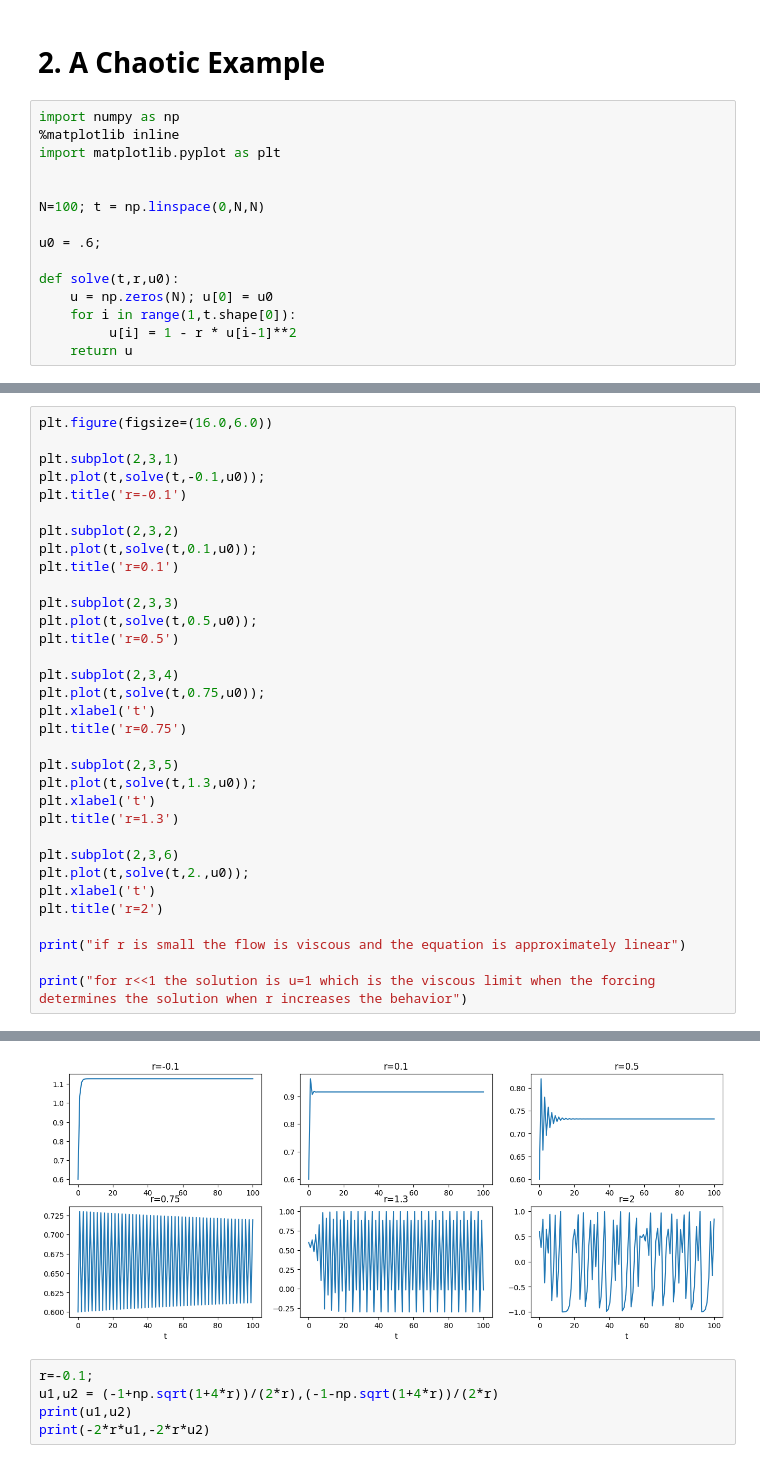
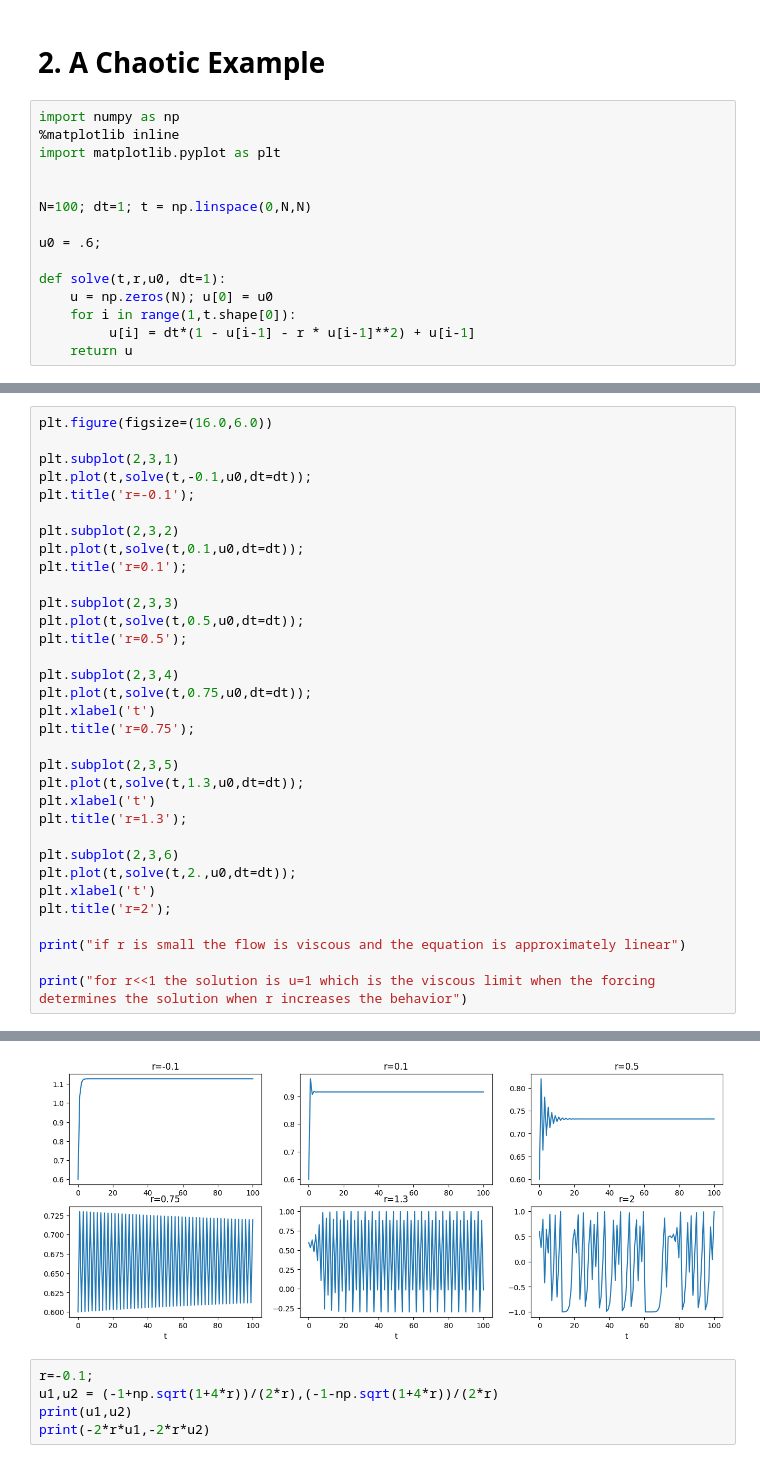
Before and after one commit to Mesharou/mesharou.github.io, a Jupyter notebook: Turb/chaos.ipynb, the cells around one changed output, grey strips where cells are left out. Cells and saved outputs as stored; diff of their text form.

```diff
--- a/Turb/chaos.ipynb
+++ b/Turb/chaos.ipynb
@@ -11,14 +11,14 @@ import numpy as np
 import matplotlib.pyplot as plt
 
 
-N=100; t = np.linspace(0,N,N)
+N=100; dt=1; t = np.linspace(0,N,N)
 
 u0 = .6;
 
-def solve(t,r,u0):
+def solve(t,r,u0, dt=1):
     u = np.zeros(N); u[0] = u0
     for i in range(1,t.shape[0]):
-         u[i] = 1 - r * u[i-1]**2
+         u[i] = dt*(1 - u[i-1] - r * u[i-1]**2) + u[i-1]
     return u
 # %%
 
@@ -47,40 +47,40 @@ print(-2*r*u1,-2*r*u2)
 # %%
 plt.figure(figsize=(16.0,6.0))
 
 plt.subplot(2,3,1)
-plt.plot(t,solve(t,-0.1,u0));
-plt.title('r=-0.1')
+plt.plot(t,solve(t,-0.1,u0,dt=dt));
+plt.title('r=-0.1');
 
 plt.subplot(2,3,2)
-plt.plot(t,solve(t,0.1,u0));
-plt.title('r=0.1')
+plt.plot(t,solve(t,0.1,u0,dt=dt));
+plt.title('r=0.1');
 
 plt.subplot(2,3,3)
-plt.plot(t,solve(t,0.5,u0));
-plt.title('r=0.5')
+plt.plot(t,solve(t,0.5,u0,dt=dt));
+plt.title('r=0.5');
 
 plt.subplot(2,3,4)
-plt.plot(t,solve(t,0.75,u0));
+plt.plot(t,solve(t,0.75,u0,dt=dt));
 plt.xlabel('t')
-plt.title('r=0.75')
+plt.title('r=0.75');
 
 plt.subplot(2,3,5)
-plt.plot(t,solve(t,1.3,u0));
+plt.plot(t,solve(t,1.3,u0,dt=dt));
 plt.xlabel('t')
-plt.title('r=1.3')
+plt.title('r=1.3');
 
 plt.subplot(2,3,6)
-plt.plot(t,solve(t,2.,u0));
+plt.plot(t,solve(t,2.,u0,dt=dt));
 plt.xlabel('t')
-plt.title('r=2')
+plt.title('r=2');
 
 print("if r is small the flow is viscous and the equation is approximately linear")
 
 print("for r<<1 the solution is u=1 which is the viscous limit when the forcing determines the solution when r increases the behavior")
 # %% [output]
 if r is small the flow is viscous and the equation is approximately linear
 for r<<1 the solution is u=1 which is the viscous limit when the forcing determines the solution when r increases the behavior
-[figure, old version]
+[figure, new version]
 # %%
 r=-0.1;
 u1,u2 = (-1+np.sqrt(1+4*r))/(2*r),(-1-np.sqrt(1+4*r))/(2*r)
```
Also changed, not shown: parts of 5 cells of this notebook, 6 other files.
